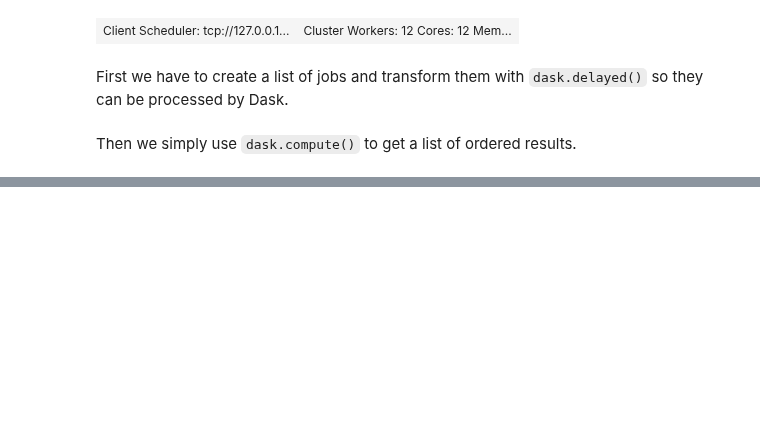
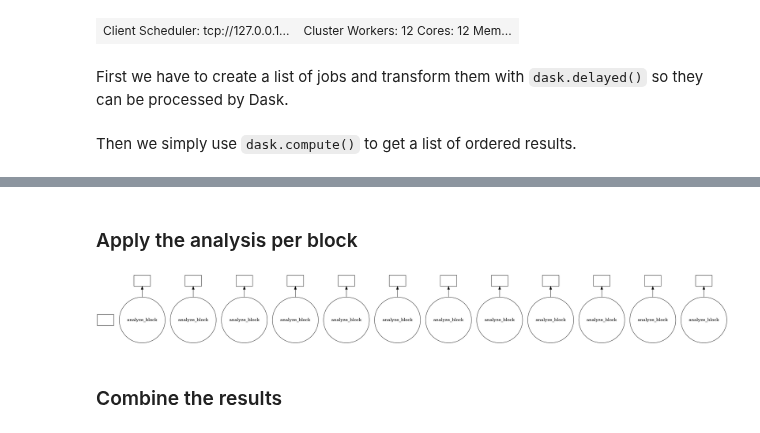
Before and after one commit to MDAnalysis/UserGuide, a Jupyter notebook: doc/source/examples/analysis/custom_parallel_analysis.ipynb, the cells around one changed output, grey strips where cells are left out. Drawn from its saved outputs; the diff is of its cells as text; code cells hidden in the pictures; blank space fills up the shorter version.

```diff
--- a/doc/source/examples/analysis/custom_parallel_analysis.ipynb
+++ b/doc/source/examples/analysis/custom_parallel_analysis.ipynb
@@ -175,0 +258,8 @@ We can also use Dask dashboard to examine how jobs are distributed along all the
+# %%
+@dask.delayed
+def analyze_block(blockslice, func, *args, **kwargs):
+    result = []
+    for ts in u.trajectory[blockslice.start:blockslice.stop]:
+        A = func(*args, **kwargs)
+        result.append(A)
+    return result
@@ -175,0 +268,7 @@ We can also use Dask dashboard to examine how jobs are distributed along all the
+# %%
+n_frames = u.trajectory.n_frames
+n_blocks = n_jobs   #  it can be any realistic value (0<n_blocks<=n_jobs)
+
+frame_per_block = n_frames // n_blocks
+blocks = [range(i * frame_per_block, (i + 1) * frame_per_block) for i in range(n_blocks-1)]
+blocks.append(range(n_blocks * frame_per_block, n_frames))
@@ -175,0 +290,11 @@ We can also use Dask dashboard to examine how jobs are distributed along all the
+# %% [markdown]
+### Apply the analysis per block
+# %%
+jobs = []
+for bs in blocks:
+    jobs.append(analyze_block(bs, radgyr, protein, protein.masses, total_mass=np.sum(protein.masses)))
+jobs = dask.delayed(jobs)
+# %%
+jobs.visualize()
+# %% [output]
+[figure, added]
@@ -175,0 +303,2 @@ We can also use Dask dashboard to examine how jobs are distributed along all the
+# %% [markdown]
+### Combine the results
```
Also changed, not shown: parts of 59 cells of this notebook, 1 other file.
